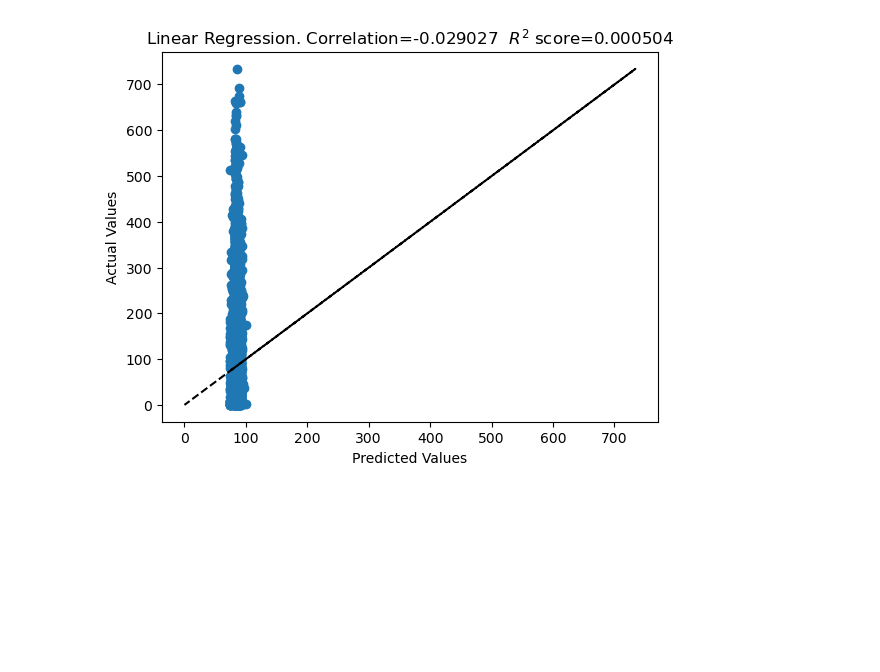
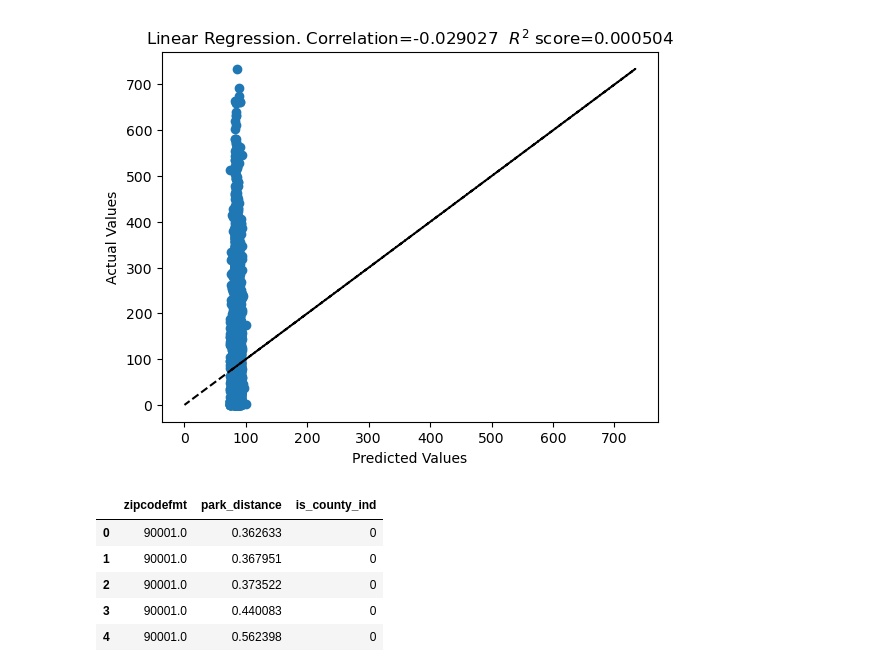
Before and after one commit to aeaiu/usable_ai_project, a Jupyter notebook: Notebooks/5_ml_prediction.ipynb, the cells around one changed output. Saved outputs shown, nothing was run; the diff lists cells and outputs as text; code cells hidden in the pictures; blank space fills up the shorter version.

```diff
--- a/Notebooks/5_ml_prediction.ipynb
+++ b/Notebooks/5_ml_prediction.ipynb
@@ -195,3 +195,21 @@ plt.show()
 # Graphical representati
 # %% [output]
 [figure]
+# %%
+#todo: can we predict the count?
+
+#x = df.groupby(['zipcodefmt','park_distance','is_county_ind'])[['zipcodefmt','park_distance','is_county_ind']].reset_index()
+x = df.groupby(['zipcodefmt','park_distance','is_county_ind']).size().reset_index(name='count')
+
+
+y = df.groupby(['zipcodefmt','park_distance','is_county_ind']).size().reset_index(name='count')
+# %%
+x = x.drop('count', axis=1)
+x.head()
+# %% [output]
+|  | zipcodefmt | park_distance | is_county_ind |
+| 0 | 90001.0 | 0.362633 | 0 |
+| 1 | 90001.0 | 0.367951 | 0 |
+| 2 | 90001.0 | 0.373522 | 0 |
+| 3 | 90001.0 | 0.440083 | 0 |
+| 4 | 90001.0 | 0.562398 | 0 |
```
Also changed, not shown: parts of 7 cells of this notebook.
